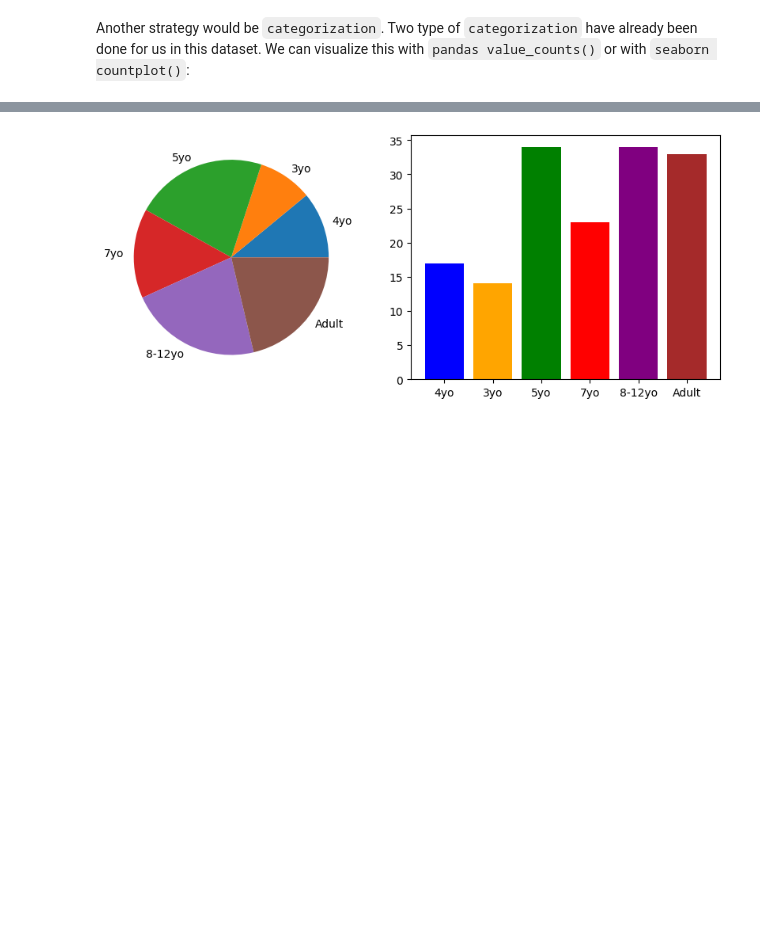
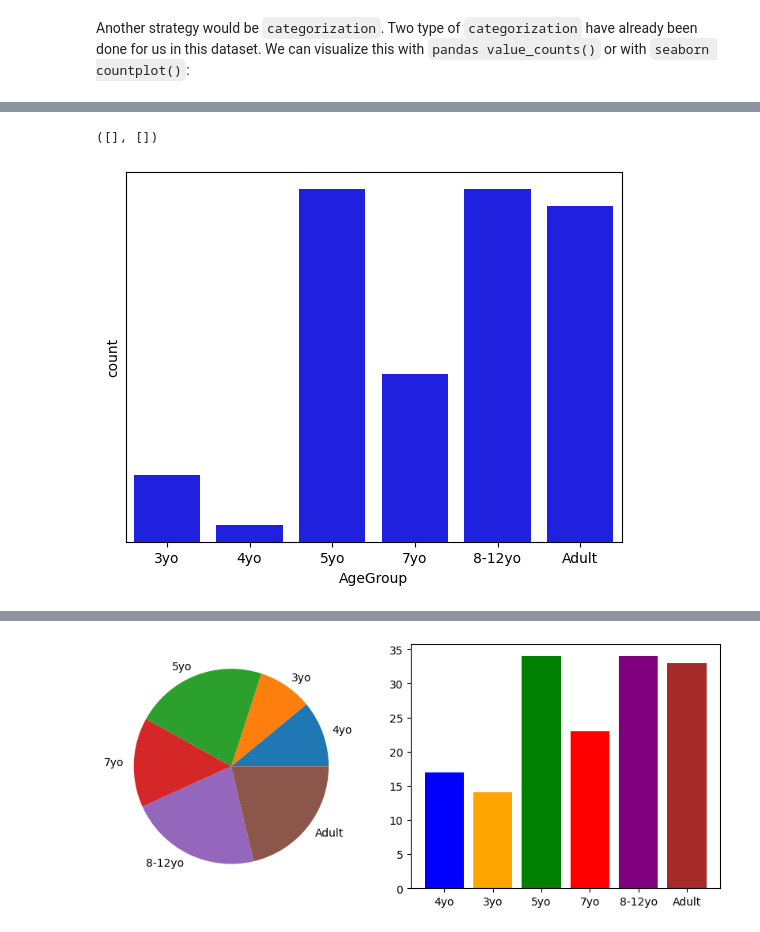
Before and after one commit to me-pic/course-materials-2020, a Jupyter notebook: lectures/14-may/01-data-visualization/python_visualization_for_data.ipynb, the cells around one changed output, grey strips where cells are left out. Cells and saved outputs as stored; diff of their text form; code cells hidden in the pictures; blank space fills up the shorter version.

```diff
--- a/lectures/14-may/01-data-visualization/python_visualization_for_data.ipynb
+++ b/lectures/14-may/01-data-visualization/python_visualization_for_data.ipynb
@@ -270,3 +244,11 @@ Adult     33
 3yo       17
 4yo       14
 Name: count, dtype: int64
+# %%
+age_count=pheno['AgeGroup'].value_counts().reset_index().sort_values(by=['AgeGroup'])
+sns.barplot(data=age_count, x='AgeGroup', y='count', color='b')
+plt.ylim(13, 35)
+plt.yticks([])
+# %% [output]
+([], [])
+[figure, added]
```
Also changed, not shown: parts of 42 cells of this notebook.
